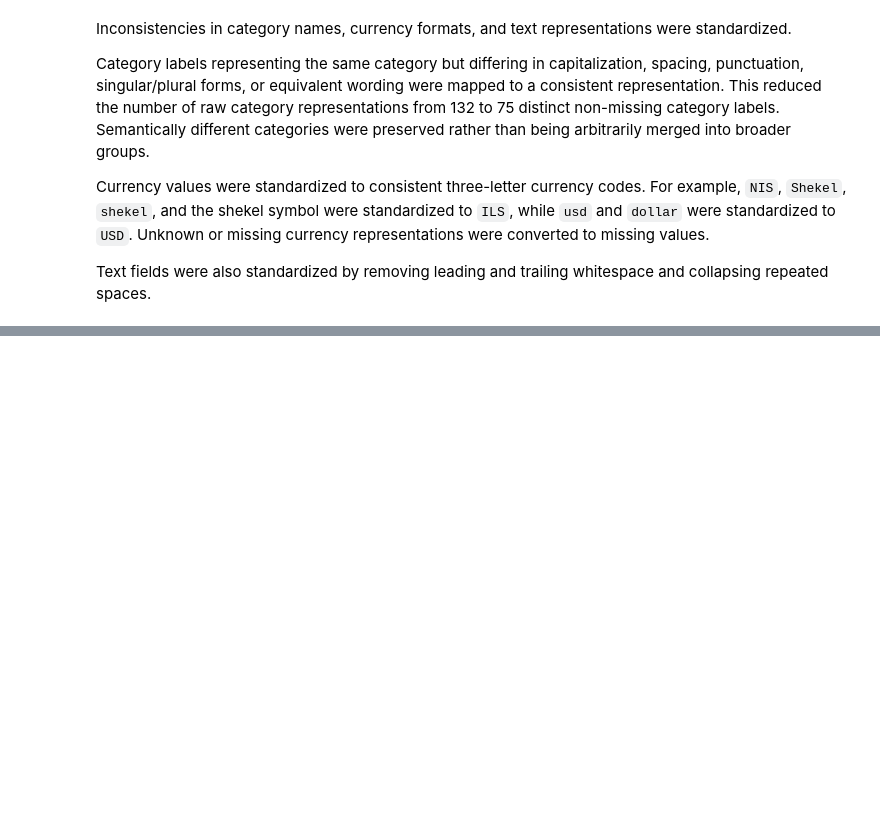
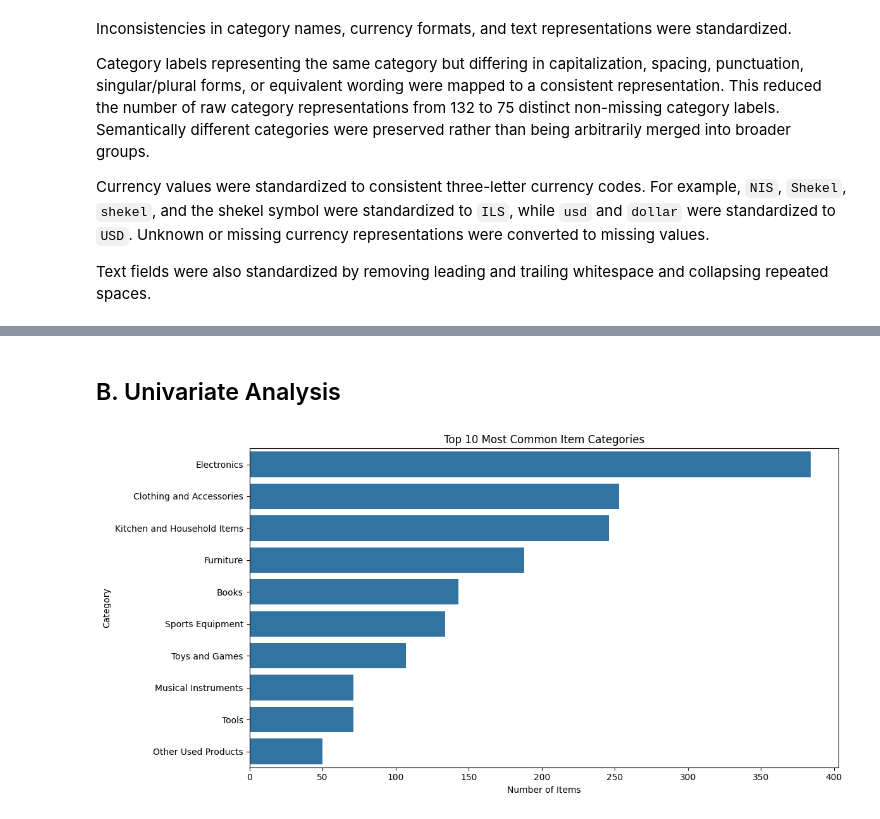
Before and after one commit to Tala-Saabneh/M_Ass2, a Jupyter notebook: assignment2_analysis.ipynb, the cells around one changed output, grey strips where cells are left out. Saved outputs shown, nothing was run; the diff lists cells and outputs as text; code cells hidden in the pictures; blank space fills up the shorter version.

```diff
--- a/assignment2_analysis.ipynb
+++ b/assignment2_analysis.ipynb
@@ -309,0 +822,10 @@ Text fields were also standardized by removing leading and trailing whitespace a
+# %%
+import pandas as pd
+import numpy as np
+import matplotlib.pyplot as plt
+import seaborn as sns
+
+clean_df = pd.read_csv("marketplace_cleaned.csv")
+
+print("Dataset shape:", clean_df.shape)
+clean_df.head()
@@ -309,0 +872,19 @@ Text fields were also standardized by removing leading and trailing whitespace a
+# %% [markdown]
+## B. Univariate Analysis
+# %%
+plt.figure(figsize=(12, 6))
+
+top_categories = clean_df["category"].value_counts().head(10)
+
+sns.barplot(
+    x=top_categories.values,
+    y=top_categories.index
+)
+
+plt.title("Top 10 Most Common Item Categories")
+plt.xlabel("Number of Items")
+plt.ylabel("Category")
+plt.tight_layout()
+plt.show()
+# %% [output]
+[figure, added]
```
Also changed, not shown: parts of 46 cells of this notebook.
